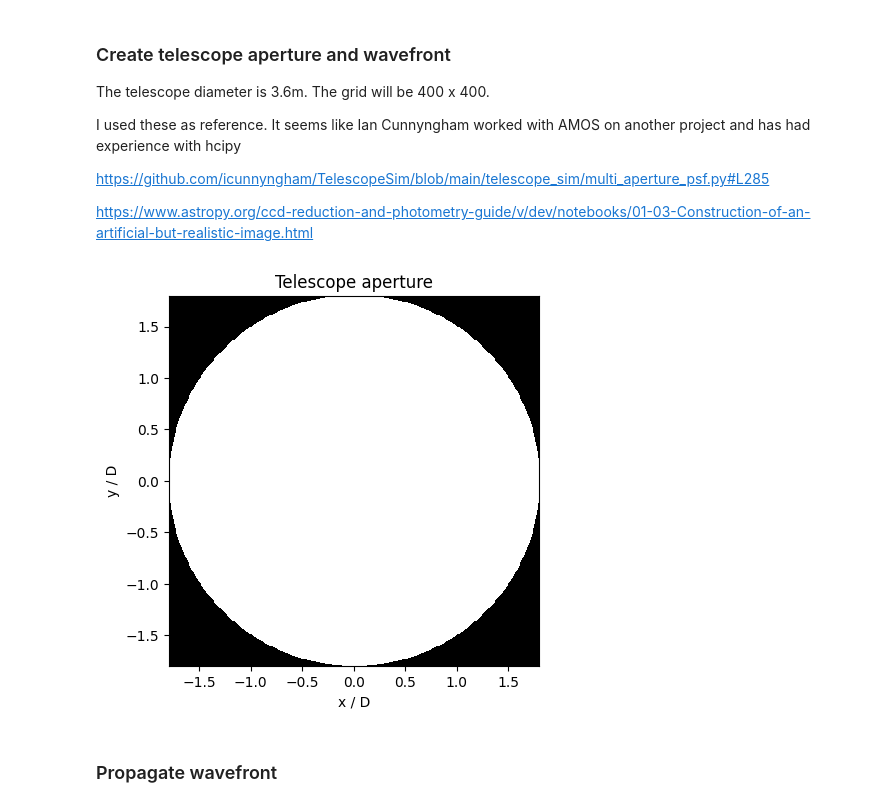
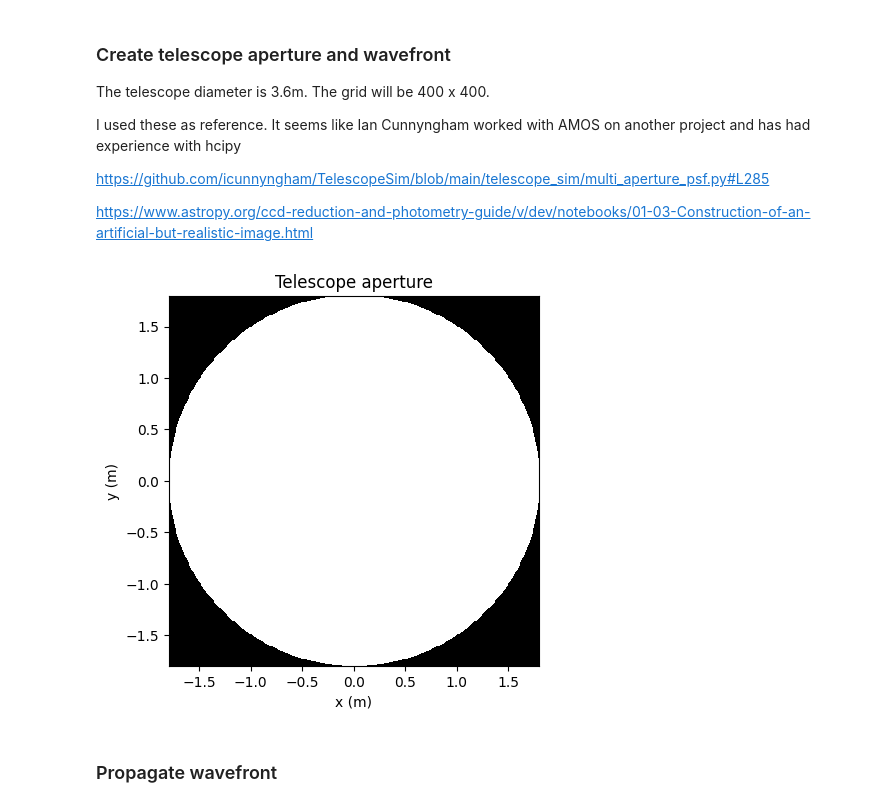
Before and after one commit to medrante/spectral_project, a Jupyter notebook: spectral_project_github.ipynb, the cells around one changed output. Drawn from its saved outputs; the diff is of its cells as text; code cells hidden in the pictures.

```diff
--- a/spectral_project_github.ipynb
+++ b/spectral_project_github.ipynb
@@ -157,25 +157,26 @@ import scipy.fft as fft
 # %%
 telescope_diameter = 3.6
 focal_length = 726
 
 # the emccd is technically 512 x 512,
 # to convert to 400 x 400, have to undersize by 25/32
 # so 512 * 25 / 32 = 400
 undersizing_factor = 25/32
 num_pupil_pixels = 512 * undersizing_factor
 pupil_grid_diameter = telescope_diameter * undersizing_factor
 pupil_grid = make_pupil_grid(num_pupil_pixels, telescope_diameter)
+# pupil grid should be 400 x 400 now
 
 aperture = make_circular_aperture(telescope_diameter)(pupil_grid)
 
 # plot the telescope aperture
 im = imshow_field(aperture, cmap='gray')
-plt.xlabel('x / D')
-plt.ylabel('y / D')
+plt.xlabel('x (m)')
+plt.ylabel('y (m)')
 plt.title('Telescope aperture')
 plt.show()
 # %% [output]
-[figure, old version]
+[figure, new version]
 # %% [markdown]
 ### Propagate wavefront
 # %%
```
Also changed, not shown: parts of 5 cells of this notebook.
